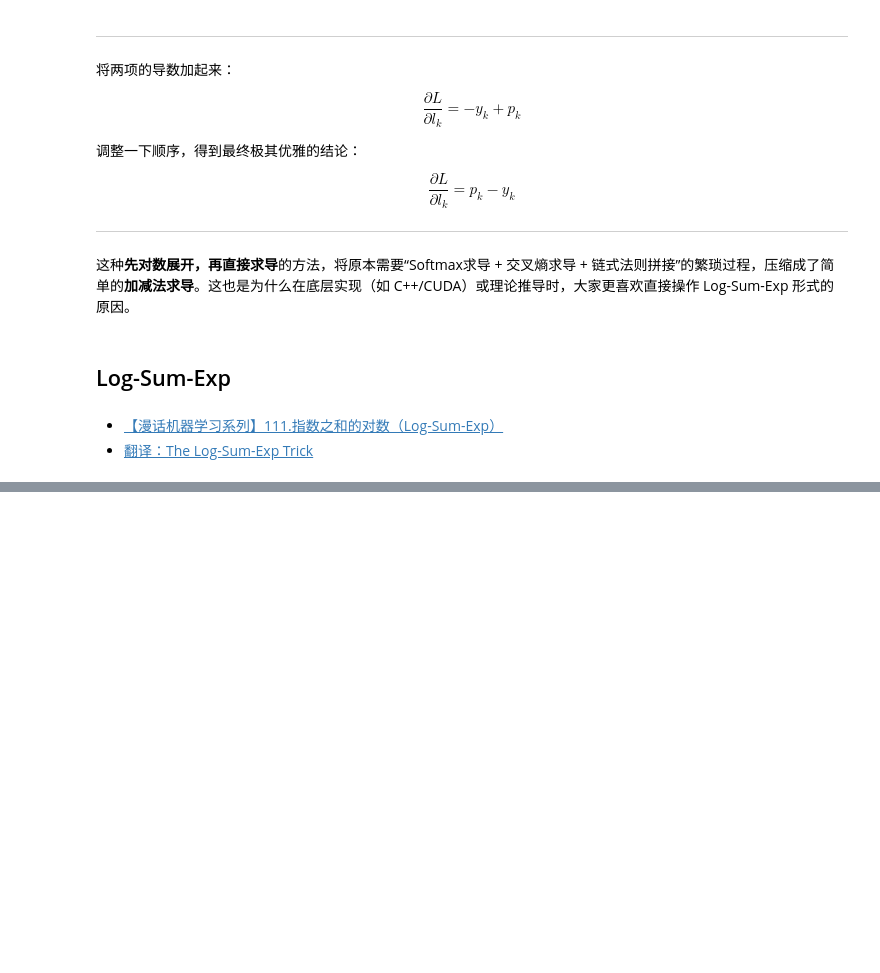
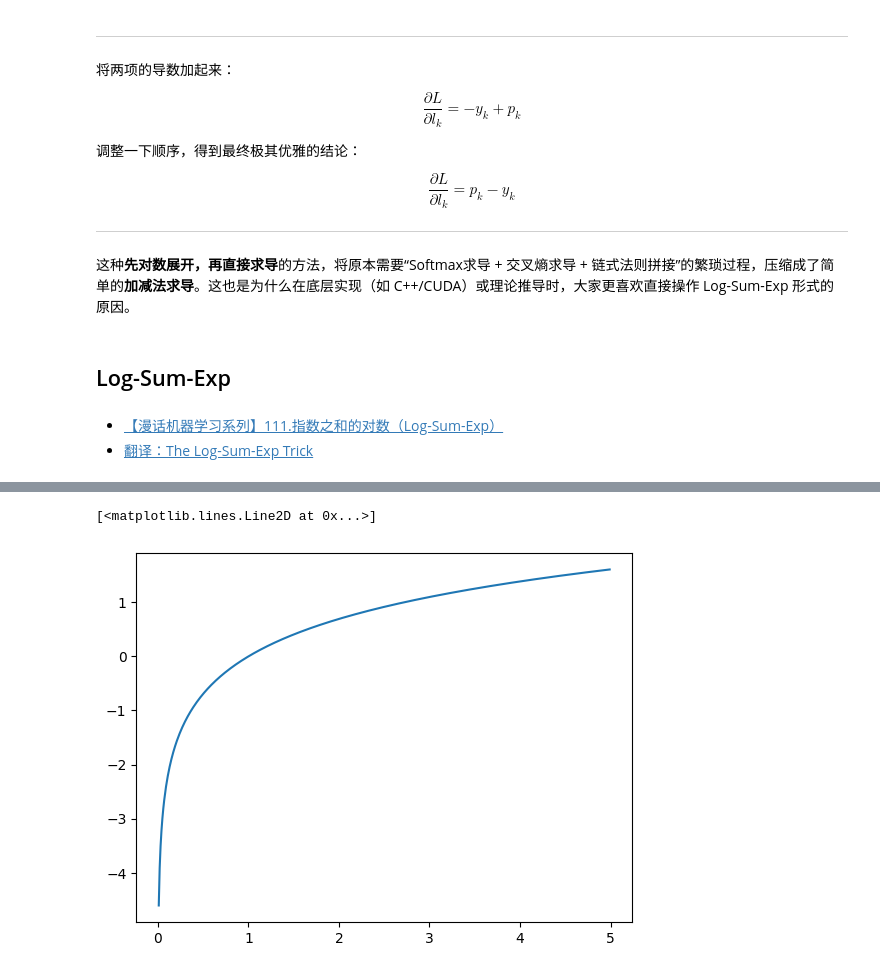
Before and after one commit to CastleDream/learnGPTfromScratch, a Jupyter notebook: code/5_backward_makemore.ipynb, the cells around one changed output, grey strips where cells are left out. Drawn from its saved outputs; the diff is of its cells as text; code cells hidden in the pictures; blank space fills up the shorter version.

```diff
--- a/code/5_backward_makemore.ipynb
+++ b/code/5_backward_makemore.ipynb
@@ -1677,0 +1864,9 @@ $$
+# %%
+import math
+import numpy as np
+x = list(np.arange(0.01,5, 0.01))
+y = [math.log(i) for i in x]
+plt.plot(x,y)
+# %% [output]
+[<matplotlib.lines.Line2D at 0x...>]
+[figure, added]
```
Also changed, not shown: parts of 29 cells of this notebook, 2 other files.
